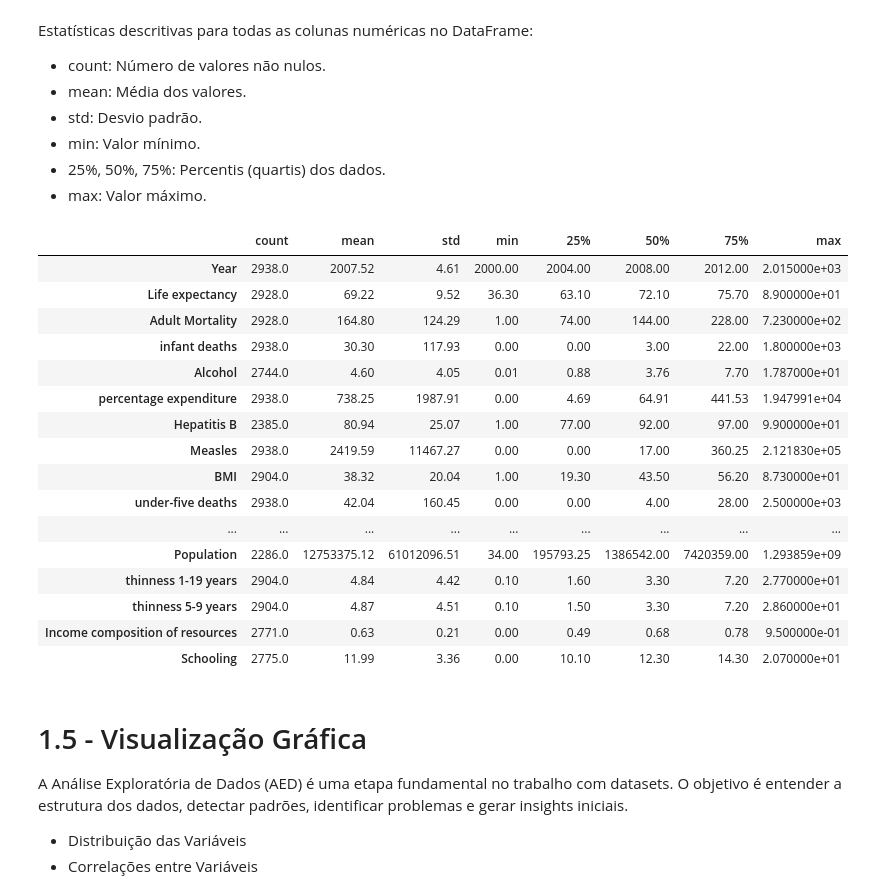
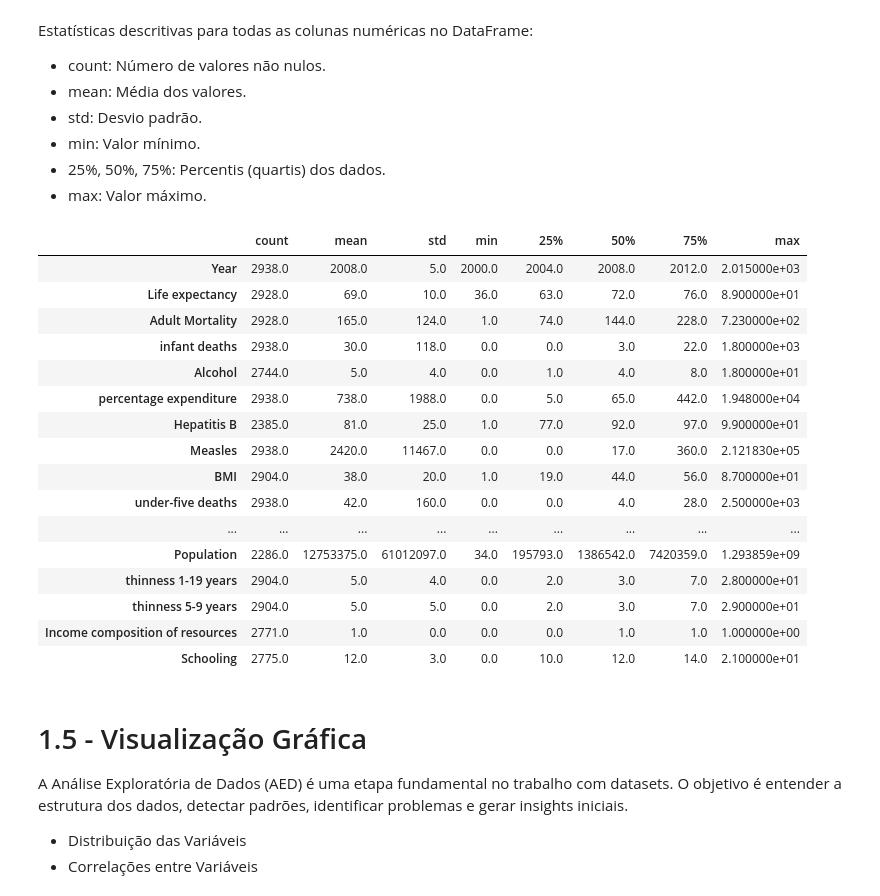
Before and after one commit to AvelinoAlmeida/Life-Expectancy, a Jupyter notebook: 1-exploration_data_analysis.ipynb, the cells around one changed output. Cells and saved outputs as stored; diff of their text form; code cells hidden in the pictures.

```diff
--- a/1-exploration_data_analysis.ipynb
+++ b/1-exploration_data_analysis.ipynb
@@ -167,25 +167,25 @@ Estatísticas descritivas para todas as colunas numéricas no DataFrame:
 - max: Valor máximo.
 # %%
 # [T] inverte as linhas e colunas.
-df_original.describe().T.round(2)
+df_original.describe().T.round()
 # %% [output]
 |  | count | mean | std | min | 25% | 50% | 75% | max |
-| Year | 2938.0 | 2007.52 | 4.61 | 2000.00 | 2004.00 | 2008.00 | 2012.00 | 2.015000e+03 |
-| Life expectancy | 2928.0 | 69.22 | 9.52 | 36.30 | 63.10 | 72.10 | 75.70 | 8.900000e+01 |
-| Adult Mortality | 2928.0 | 164.80 | 124.29 | 1.00 | 74.00 | 144.00 | 228.00 | 7.230000e+02 |
-| infant deaths | 2938.0 | 30.30 | 117.93 | 0.00 | 0.00 | 3.00 | 22.00 | 1.800000e+03 |
-| Alcohol | 2744.0 | 4.60 | 4.05 | 0.01 | 0.88 | 3.76 | 7.70 | 1.787000e+01 |
-| percentage expenditure | 2938.0 | 738.25 | 1987.91 | 0.00 | 4.69 | 64.91 | 441.53 | 1.947991e+04 |
-| Hepatitis B | 2385.0 | 80.94 | 25.07 | 1.00 | 77.00 | 92.00 | 97.00 | 9.900000e+01 |
-| Measles | 2938.0 | 2419.59 | 11467.27 | 0.00 | 0.00 | 17.00 | 360.25 | 2.121830e+05 |
-| BMI | 2904.0 | 38.32 | 20.04 | 1.00 | 19.30 | 43.50 | 56.20 | 8.730000e+01 |
-| under-five deaths | 2938.0 | 42.04 | 160.45 | 0.00 | 0.00 | 4.00 | 28.00 | 2.500000e+03 |
+| Year | 2938.0 | 2008.0 | 5.0 | 2000.0 | 2004.0 | 2008.0 | 2012.0 | 2.015000e+03 |
+| Life expectancy | 2928.0 | 69.0 | 10.0 | 36.0 | 63.0 | 72.0 | 76.0 | 8.900000e+01 |
+| Adult Mortality | 2928.0 | 165.0 | 124.0 | 1.0 | 74.0 | 144.0 | 228.0 | 7.230000e+02 |
+| infant deaths | 2938.0 | 30.0 | 118.0 | 0.0 | 0.0 | 3.0 | 22.0 | 1.800000e+03 |
+| Alcohol | 2744.0 | 5.0 | 4.0 | 0.0 | 1.0 | 4.0 | 8.0 | 1.800000e+01 |
+| percentage expenditure | 2938.0 | 738.0 | 1988.0 | 0.0 | 5.0 | 65.0 | 442.0 | 1.948000e+04 |
+| Hepatitis B | 2385.0 | 81.0 | 25.0 | 1.0 | 77.0 | 92.0 | 97.0 | 9.900000e+01 |
+| Measles | 2938.0 | 2420.0 | 11467.0 | 0.0 | 0.0 | 17.0 | 360.0 | 2.121830e+05 |
+| BMI | 2904.0 | 38.0 | 20.0 | 1.0 | 19.0 | 44.0 | 56.0 | 8.700000e+01 |
+| under-five deaths | 2938.0 | 42.0 | 160.0 | 0.0 | 0.0 | 4.0 | 28.0 | 2.500000e+03 |
 | ... | ... | ... | ... | ... | ... | ... | ... | ... |
-| Population | 2286.0 | 12753375.12 | 61012096.51 | 34.00 | 195793.25 | 1386542.00 | 7420359.00 | 1.293859e+09 |
-| thinness 1-19 years | 2904.0 | 4.84 | 4.42 | 0.10 | 1.60 | 3.30 | 7.20 | 2.770000e+01 |
-| thinness 5-9 years | 2904.0 | 4.87 | 4.51 | 0.10 | 1.50 | 3.30 | 7.20 | 2.860000e+01 |
-| Income composition of resources | 2771.0 | 0.63 | 0.21 | 0.00 | 0.49 | 0.68 | 0.78 | 9.500000e-01 |
-| Schooling | 2775.0 | 11.99 | 3.36 | 0.00 | 10.10 | 12.30 | 14.30 | 2.070000e+01 |
+| Population | 2286.0 | 12753375.0 | 61012097.0 | 34.0 | 195793.0 | 1386542.0 | 7420359.0 | 1.293859e+09 |
+| thinness 1-19 years | 2904.0 | 5.0 | 4.0 | 0.0 | 2.0 | 3.0 | 7.0 | 2.800000e+01 |
+| thinness 5-9 years | 2904.0 | 5.0 | 5.0 | 0.0 | 2.0 | 3.0 | 7.0 | 2.900000e+01 |
+| Income composition of resources | 2771.0 | 1.0 | 0.0 | 0.0 | 0.0 | 1.0 | 1.0 | 1.000000e+00 |
+| Schooling | 2775.0 | 12.0 | 3.0 | 0.0 | 10.0 | 12.0 | 14.0 | 2.100000e+01 |
 # %% [markdown]
 # 1.5 - Visualização Gráfica
 A Análise Exploratória de Dados (AED) é uma etapa fundamental no trabalho com datasets. O objetivo é entender a estrutura dos dados, detectar padrões, identificar problemas e gerar insights iniciais.
```
Also changed, not shown: parts of 6 cells of this notebook, 22 other files.
